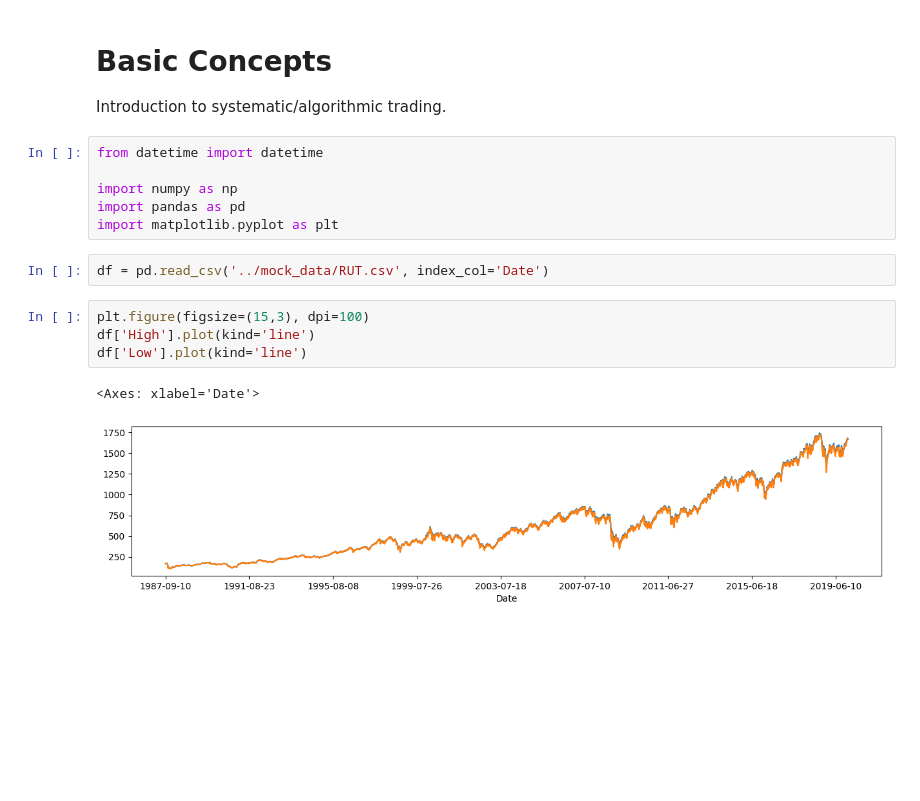
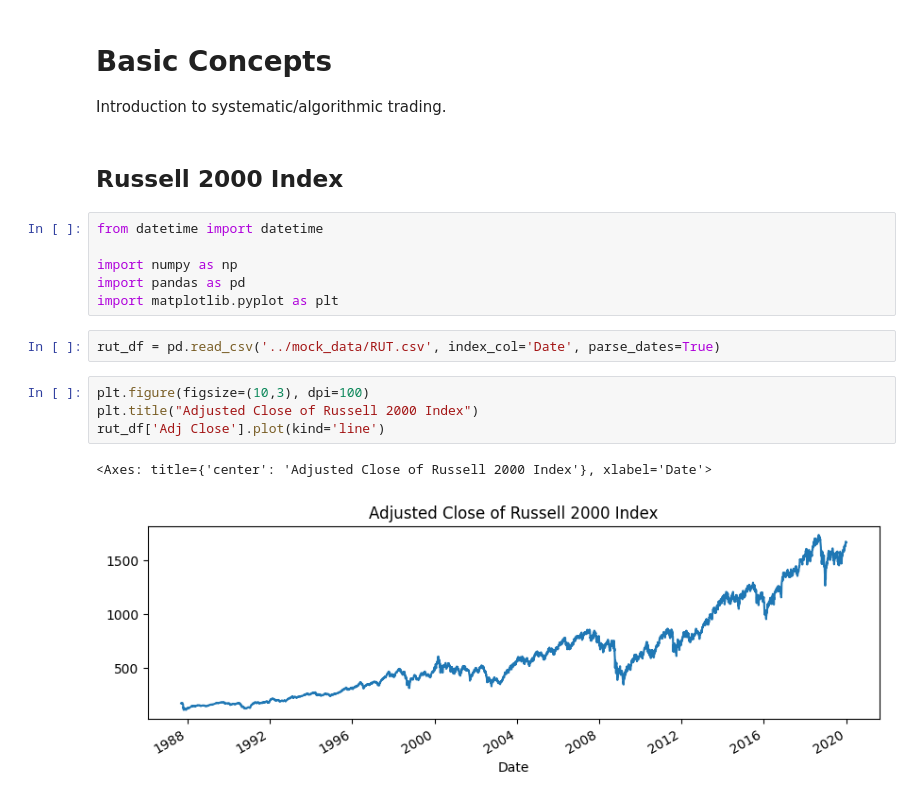
Before and after one commit to mattwalmsley/financial-modelling, a Jupyter notebook: quant-library/python/systematic-trading/basic_concepts.ipynb, the cells around one changed output. Drawn from its saved outputs; the diff is of its cells as text; blank space fills up the shorter version.

```diff
--- a/quant-library/python/systematic-trading/basic_concepts.ipynb
+++ b/quant-library/python/systematic-trading/basic_concepts.ipynb
@@ -2,6 +2,8 @@
 # Basic Concepts
 
 Introduction to systematic/algorithmic trading.
+# %% [markdown]
+## Russell 2000 Index
 # %%
 from datetime import datetime
 
@@ -9,11 +11,11 @@ import numpy as np
 import pandas as pd
 import matplotlib.pyplot as plt
 # %%
-df = pd.read_csv('../mock_data/RUT.csv', index_col='Date')
+rut_df = pd.read_csv('../mock_data/RUT.csv', index_col='Date', parse_dates=True)
 # %%
-plt.figure(figsize=(15,3), dpi=100)
-df['High'].plot(kind='line')
-df['Low'].plot(kind='line')
+plt.figure(figsize=(10,3), dpi=100)
+plt.title("Adjusted Close of Russell 2000 Index")
+rut_df['Adj Close'].plot(kind='line')
 # %% [output]
-<Axes: xlabel='Date'>
+<Axes: title={'center': 'Adjusted Close of Russell 2000 Index'}, xlabel='Date'>
-[figure, old version]
+[figure, new version]
```
Also changed, not shown: parts of 6 cells of this notebook.
